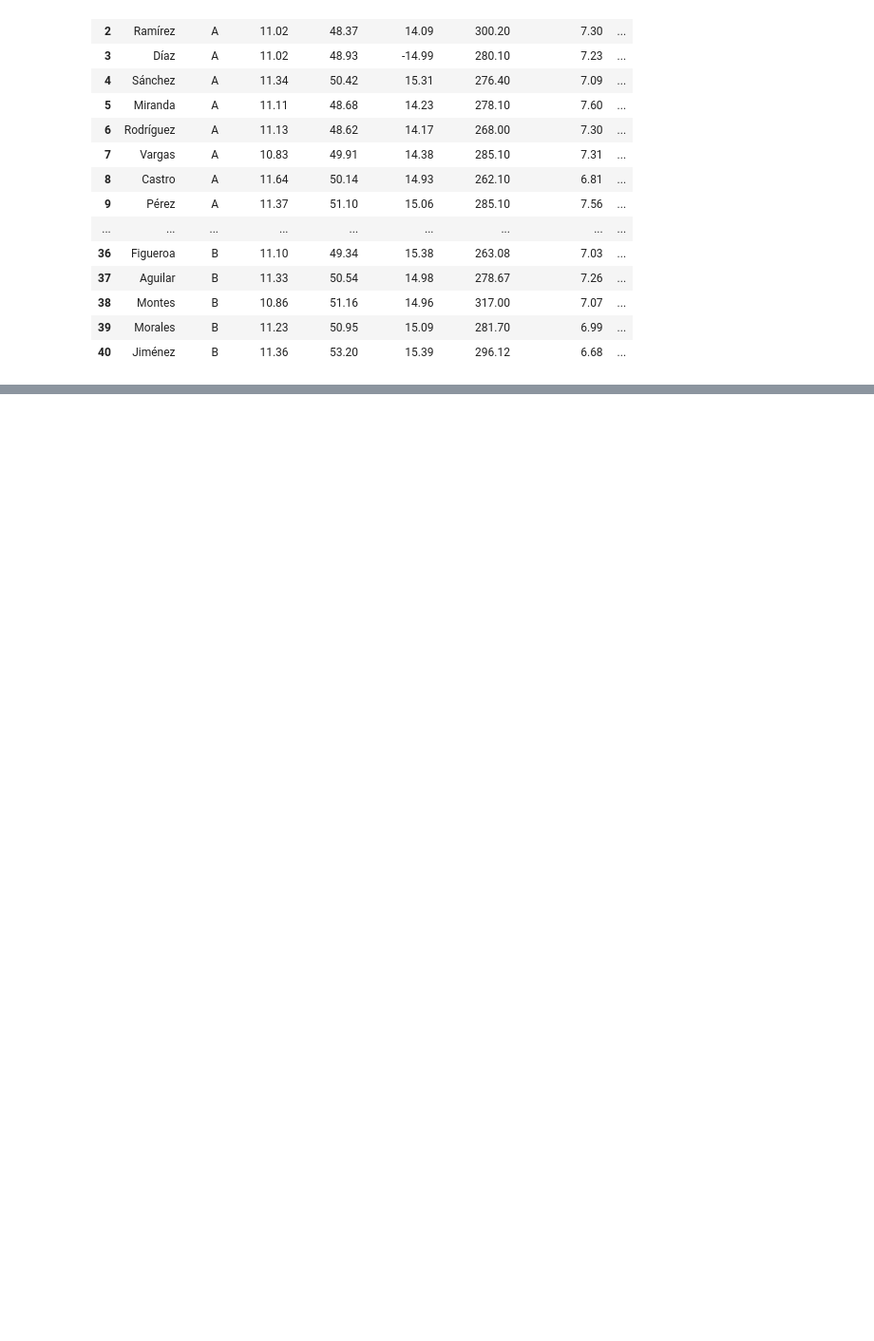
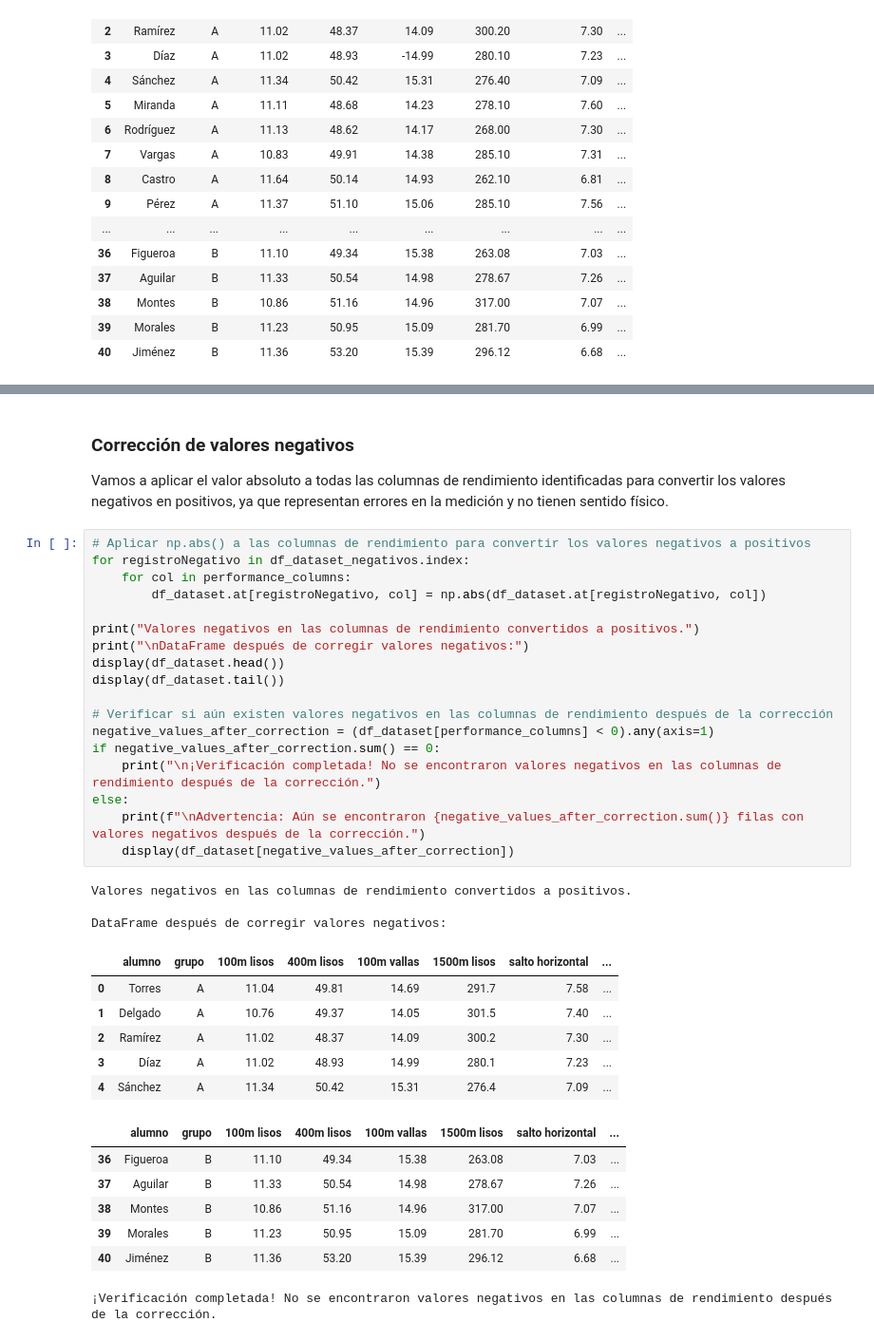
Before and after one commit to javierraneros-cell/UD2-Mineria-de-Datos---Colab-, a Jupyter notebook: Practica_UD2_ATLETAS.ipynb, the cells around one changed output, grey strips where cells are left out. Shown at 95% size. Saved outputs shown, nothing was run; the diff lists cells and outputs as text; blank space fills up the shorter version.

```diff
--- a/Practica_UD2_ATLETAS.ipynb
+++ b/Practica_UD2_ATLETAS.ipynb
@@ -310,0 +393,39 @@ Mostrando el DataFrame df_dataset como una tabla interactiva:
+# %% [markdown]
+### Corrección de valores negativos
+
+Vamos a aplicar el valor absoluto a todas las columnas de rendimiento identificadas para convertir los valores negativos en positivos, ya que representan errores en la medición y no tienen sentido físico.
+# %%
+# Aplicar np.abs() a las columnas de rendimiento para convertir los valores negativos a positivos
+for registroNegativo in df_dataset_negativos.index:
+    for col in performance_columns:
+        df_dataset.at[registroNegativo, col] = np.abs(df_dataset.at[registroNegativo, col])
+
+print("Valores negativos en las columnas de rendimiento convertidos a positivos.")
+print("\nDataFrame después de corregir valores negativos:")
+display(df_dataset.head())
+display(df_dataset.tail())
+
+# Verificar si aún existen valores negativos en las columnas de rendimiento después de la corrección
+negative_values_after_correction = (df_dataset[performance_columns] < 0).any(axis=1)
+if negative_values_after_correction.sum() == 0:
+    print("\n¡Verificación completada! No se encontraron valores negativos en las columnas de rendimiento después de la corrección.")
+else:
+    print(f"\nAdvertencia: Aún se encontraron {negative_values_after_correction.sum()} filas con valores negativos después de la corrección.")
+    display(df_dataset[negative_values_after_correction])
+# %% [output]
+Valores negativos en las columnas de rendimiento convertidos a positivos.
+
+DataFrame después de corregir valores negativos:
+|  | alumno | grupo | 100m lisos | 400m lisos | 100m vallas | 1500m lisos | salto horizontal | ... |
+| 0 | Torres | A | 11.04 | 49.81 | 14.69 | 291.7 | 7.58 | ... |
+| 1 | Delgado | A | 10.76 | 49.37 | 14.05 | 301.5 | 7.40 | ... |
+| 2 | Ramírez | A | 11.02 | 48.37 | 14.09 | 300.2 | 7.30 | ... |
+| 3 | Díaz | A | 11.02 | 48.93 | 14.99 | 280.1 | 7.23 | ... |
+| 4 | Sánchez | A | 11.34 | 50.42 | 15.31 | 276.4 | 7.09 | ... |
+|  | alumno | grupo | 100m lisos | 400m lisos | 100m vallas | 1500m lisos | salto horizontal | ... |
+| 36 | Figueroa | B | 11.10 | 49.34 | 15.38 | 263.08 | 7.03 | ... |
+| 37 | Aguilar | B | 11.33 | 50.54 | 14.98 | 278.67 | 7.26 | ... |
+| 38 | Montes | B | 10.86 | 51.16 | 14.96 | 317.00 | 7.07 | ... |
+| 39 | Morales | B | 11.23 | 50.95 | 15.09 | 281.70 | 6.99 | ... |
+| 40 | Jiménez | B | 11.36 | 53.20 | 15.39 | 296.12 | 6.68 | ... |
+¡Verificación completada! No se encontraron valores negativos en las columnas de rendimiento después de la corrección.
```
Also changed, not shown: parts of 20 cells of this notebook.
